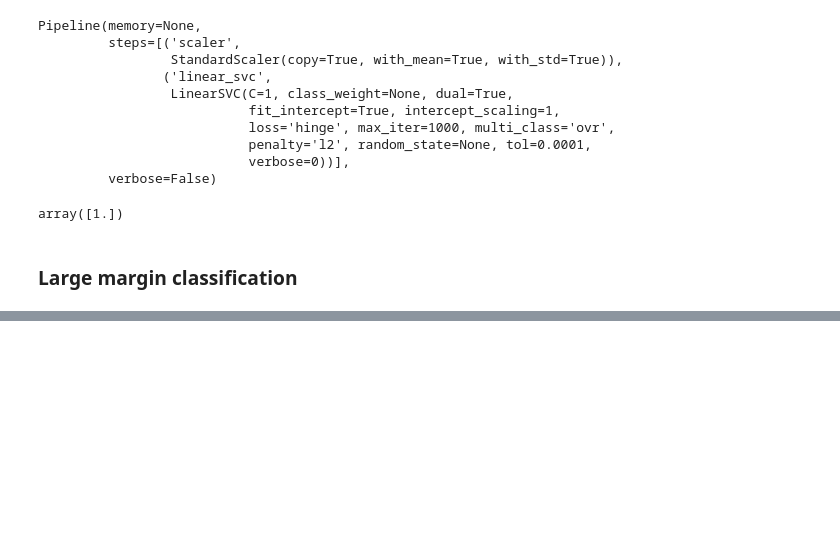
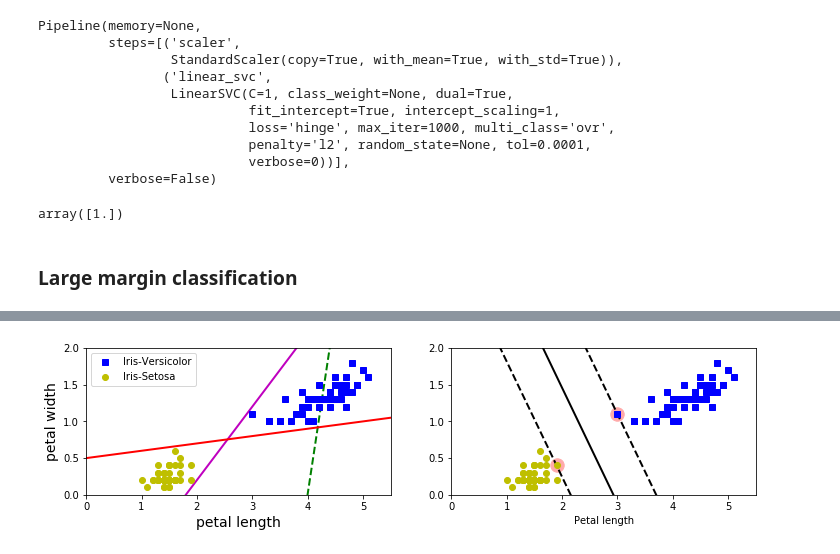
Before and after one commit to fanbyprinciple/hands_on_ml, a Jupyter notebook: chapter_5/svm.ipynb, the cells around one changed output, grey strips where cells are left out. Cells and saved outputs as stored; diff of their text form; code cells hidden in the pictures; blank space fills up the shorter version.

```diff
--- a/chapter_5/svm.ipynb
+++ b/chapter_5/svm.ipynb
@@ -81,31 +90,44 @@ def plot_svc_decision_boundary(svm_clf, xmin,xmax):
 
     margin = 1/w[1]
     gutter_up = decision_boundary + margin
-    gutter_down = decision_bounday - margin
+    gutter_down = decision_boundary - margin
 
     svs = svm_clf.support_vectors_
+
+#     Support vectors are data points that are closer to the hyperplane
+#     and influence the position and orientation of the hyperplane.
+#     Using these support vectors, we maximize the margin of the classifier.
+#     Deleting the support vectors will change the position of the hyperplane.
+#     These are the points that help us build our SVM
+#     print("svs", svs)
+
     plt.scatter(svs[:,0],svs[:,1], s=180, facecolors='#FFAAAA')
     plt.plot(x0,decision_boundary, "k-", linewidth=2)
     plt.plot(x0, gutter_up,"k--", linewidth=2)
     plt.plot(x0, gutter_down, "k--", linewidth=2)
 
 plt.figure(figsize=(12,2.7))
+
+#random prediction classification
 plt.subplot(121)
 plt.plot(x0, pred_1, "g--", linewidth=2)
 plt.plot(x0,pred_2, "m-", linewidth=2)
 plt.plot(x0, pred_3, "r-", linewidth=2)
 plt.plot(X[:,0][y==1], X[:,1][y==1], "bs", label="Iris-Versicolor" )
 plt.plot(X[:,0][y==0], X[:,1][y==0], "yo", label="Iris-Setosa")
 plt.xlabel("petal length", fontsize=14)
 plt.ylabel("petal width", fontsize=14)
 plt.legend()
 plt.axis([0,5.5,0,2])
 
+#svm prediction clssification
 plt.subplot(122)
 plot_svc_decision_boundary(svm_clf,0,5.5)
 plt.plot(X[:,0][y==1], X[:,1][y==1], "bs")
 plt.plot(X[:,0][y==0], X[:,1][y==0], "yo")
 plt.xlabel("Petal length")
 plt.axis([0,5.5,0,2])
 
 plt.show()
+# %% [output]
+[figure, added]
```
Also changed, not shown: parts of 25 cells of this notebook, 7 other files.
